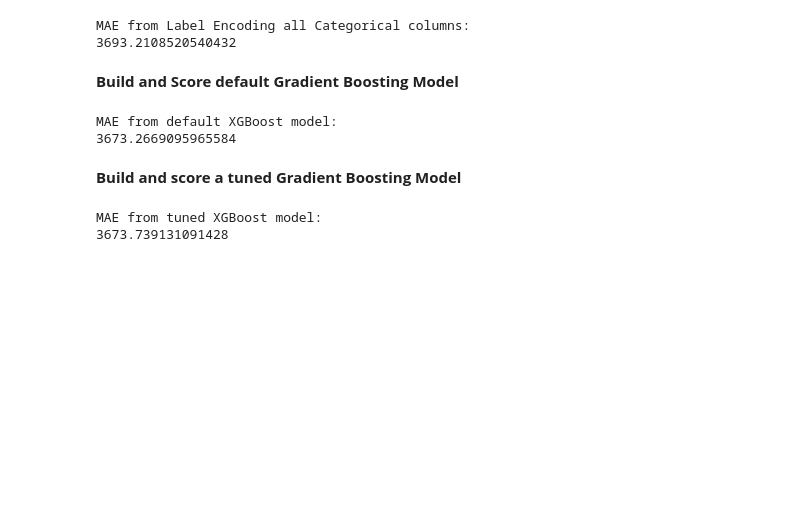
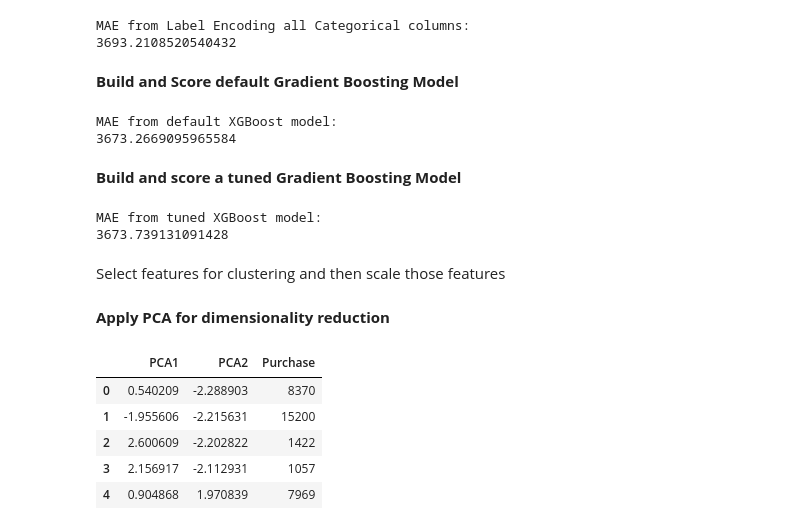
Before and after one commit to uygararas/ie423, a Jupyter notebook: task3.ipynb, the cells around one changed output. Saved outputs shown, nothing was run; the diff lists cells and outputs as text; code cells hidden in the pictures; blank space fills up the shorter version.

```diff
--- a/task3.ipynb
+++ b/task3.ipynb
@@ -328,3 +319,5 @@ print(mae)
 # %% [output]
 MAE from tuned XGBoost model:
 3673.739131091428
+# %% [markdown]
+Select features for clustering and then scale those features
@@ -330,0 +337,17 @@ MAE from tuned XGBoost model:
+# %% [markdown]
+**Apply PCA for dimensionality reduction**
+# %%
+pca = PCA(n_components=2)
+X_pca = pca.fit_transform(X_scaled)
+
+# Create a DataFrame for PCA results
+pca_df = pd.DataFrame(data=X_pca, columns=['PCA1', 'PCA2'])
+pca_df['Purchase'] = dfMlb['Purchase']
+pca_df.head()
+# %% [output]
+|  | PCA1 | PCA2 | Purchase |
+| 0 | 0.540209 | -2.288903 | 8370 |
+| 1 | -1.955606 | -2.215631 | 15200 |
+| 2 | 2.600609 | -2.202822 | 1422 |
+| 3 | 2.156917 | -2.112931 | 1057 |
+| 4 | 0.904868 | 1.970839 | 7969 |
```
Also changed, not shown: parts of 12 cells of this notebook.
